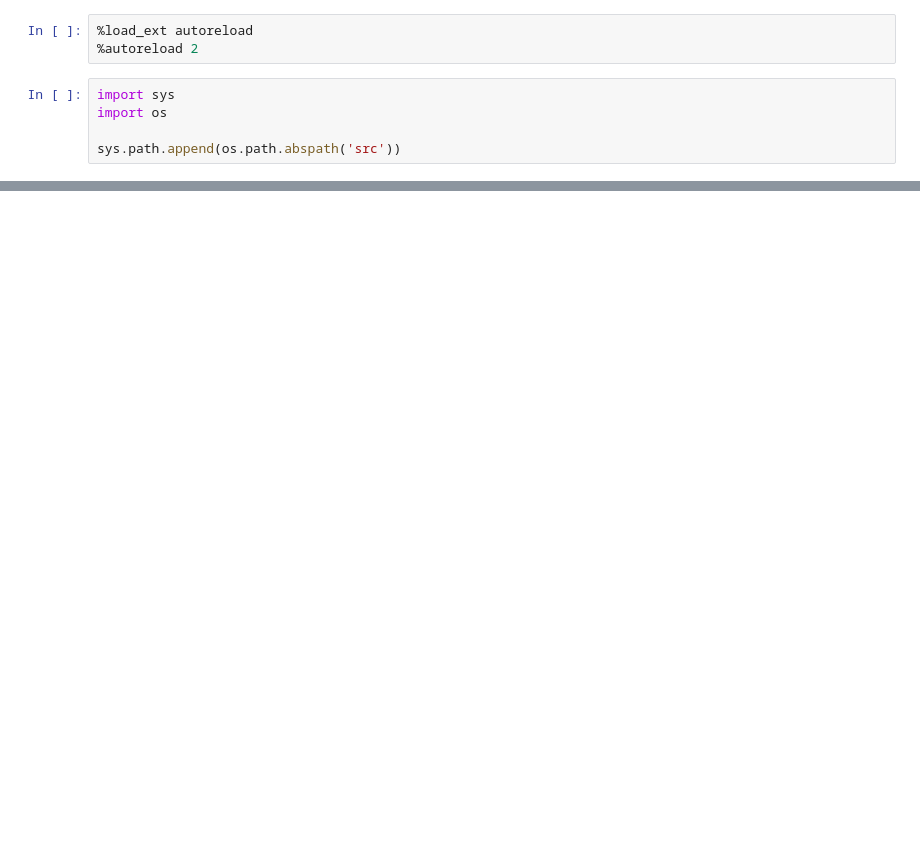
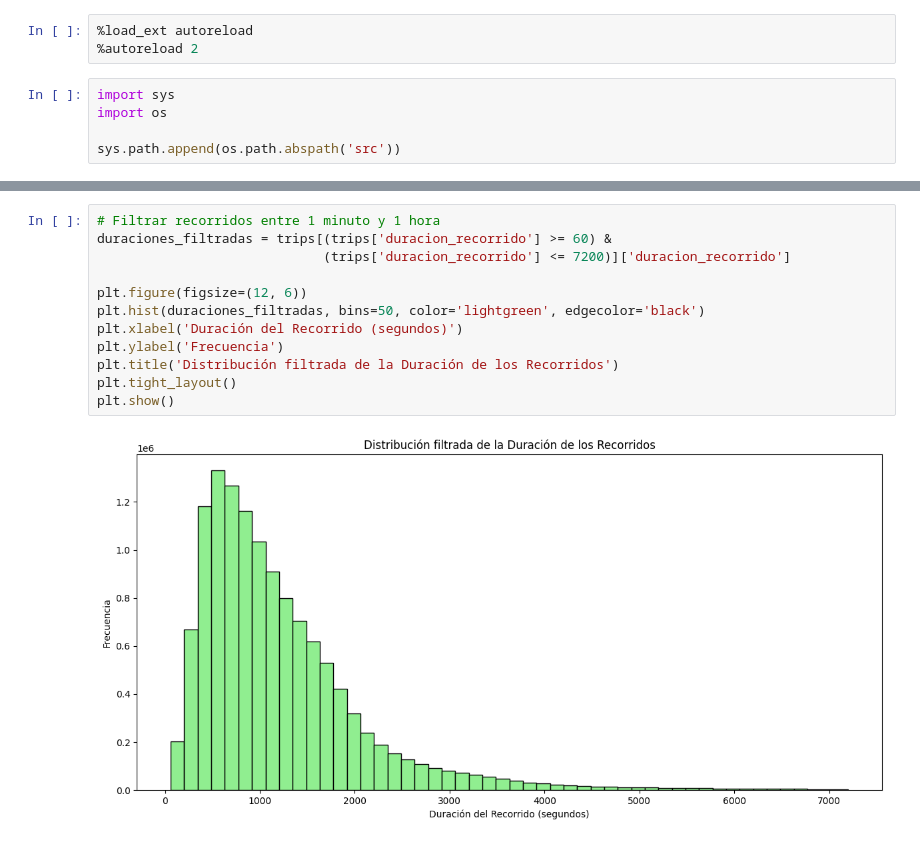
Before and after one commit to mattemusacchio/ML_Bicis, a Jupyter notebook: data_exploring.ipynb, the cells around one changed output, grey strips where cells are left out. Saved outputs shown, nothing was run; the diff lists cells and outputs as text; blank space fills up the shorter version.

```diff
--- a/data_exploring.ipynb
+++ b/data_exploring.ipynb
@@ -97,0 +137,14 @@ trips_2024_test.to_csv('data/processed/trips_test.csv', index=False)
+# %%
+# Filtrar recorridos entre 1 minuto y 1 hora
+duraciones_filtradas = trips[(trips['duracion_recorrido'] >= 60) &
+                             (trips['duracion_recorrido'] <= 7200)]['duracion_recorrido']
+
+plt.figure(figsize=(12, 6))
+plt.hist(duraciones_filtradas, bins=50, color='lightgreen', edgecolor='black')
+plt.xlabel('Duración del Recorrido (segundos)')
+plt.ylabel('Frecuencia')
+plt.title('Distribución filtrada de la Duración de los Recorridos')
+plt.tight_layout()
+plt.show()
+# %% [output]
+[figure, added]
```
Also changed, not shown: parts of 20 cells of this notebook, 1 other file.
